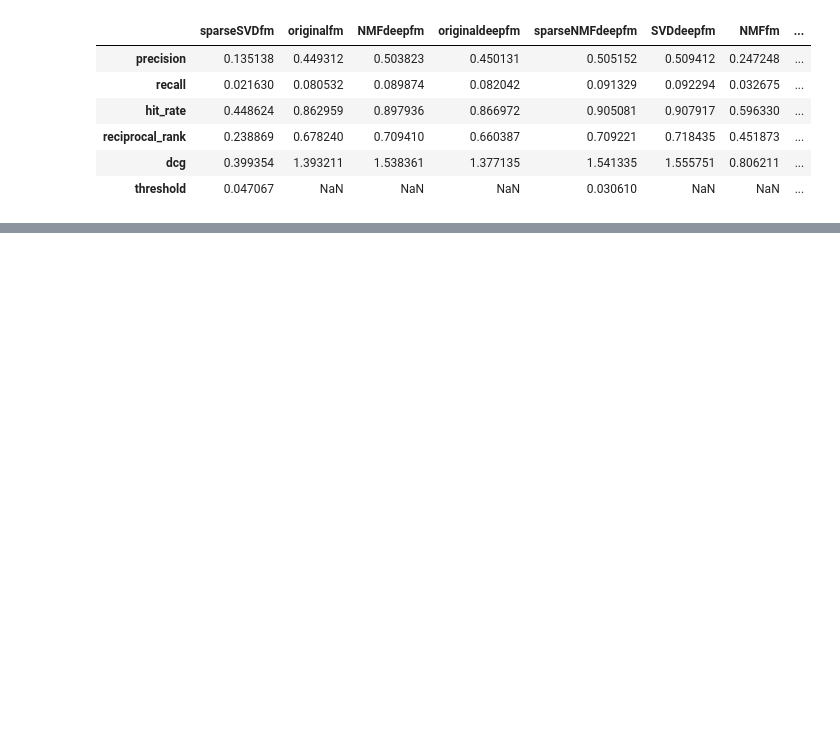
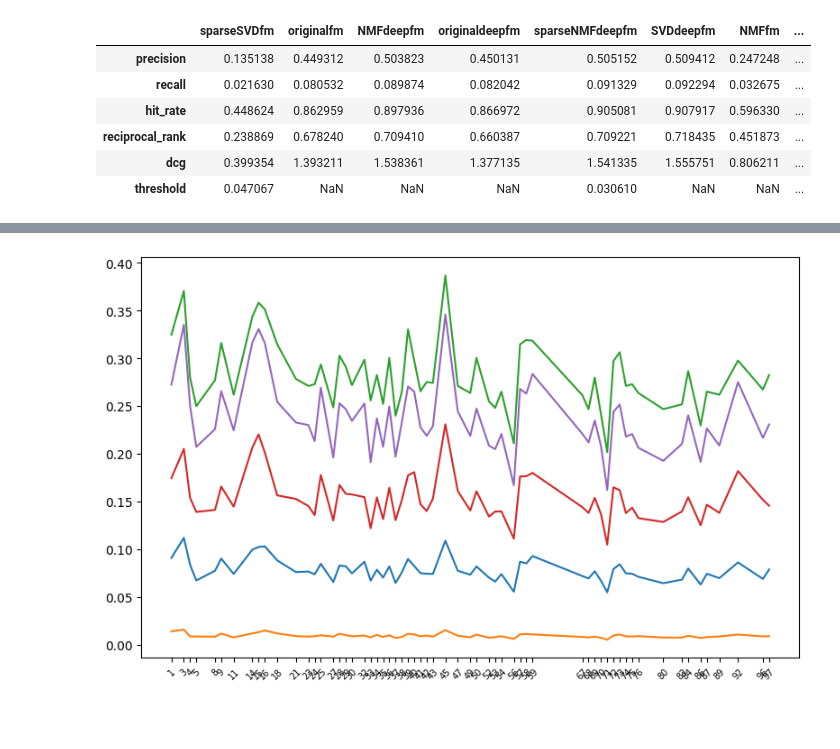
Before and after one commit to basill2001/SVD_FM, a Jupyter notebook: notes/pickle_checker.ipynb, the cells around one changed output, grey strips where cells are left out. Saved outputs shown, nothing was run; the diff lists cells and outputs as text; code cells hidden in the pictures; blank space fills up the shorter version.

```diff
--- a/notes/pickle_checker.ipynb
+++ b/notes/pickle_checker.ipynb
@@ -68,3 +90,4 @@ mean_result_df.T.plot(y=['precision', 'exp_var'])
 # %%
-with open('./total_result_3.pickle', mode='rb') as f:
-    tot_results = pickle.load(f)
+with open('./deepfm_result.pickle', mode='rb') as f:
+    deep_results = pickle.load(f)
+deep_df = pd.DataFrame(deep_results)
@@ -118,0 +94,6 @@ print(pd.DataFrame(tot_results['16SVDfm']).iloc[[1, 6, 11, 16, 21], :])
+# %%
+sorted_num = sorted([int(col[:-9]) for col in deep_df.columns])
+sorted_col = [str(num) + 'SVDdeepfm' for num in sorted_num]
+# %%
+mean_deep_df = deep_df[sorted_col].map(lambda x: np.mean(x))
+mean_deep_df
@@ -118,0 +110,4 @@ print(pd.DataFrame(tot_results['16SVDfm']).iloc[[1, 6, 11, 16, 21], :])
+# %%
+mean_deep_df_T = mean_deep_df.T
+mean_deep_df_T.index = mean_deep_df_T.index.map(lambda x: int(x[:-9]))
+mean_deep_df_T
@@ -118,0 +142,10 @@ print(pd.DataFrame(tot_results['16SVDfm']).iloc[[1, 6, 11, 16, 21], :])
+# %%
+plt.figure(figsize=(8, 5))
+plt.plot(mean_deep_df_T.index, mean_deep_df_T[performance_metrics])
+plt.xticks(mean_deep_df_T.index, fontsize=7, rotation=45)
+plt.tight_layout()
+plt.show()
+# %% [output]
+[figure, added]
+# %% [markdown]
+###
```
Also changed, not shown: parts of 21 cells of this notebook, 7 other files.
